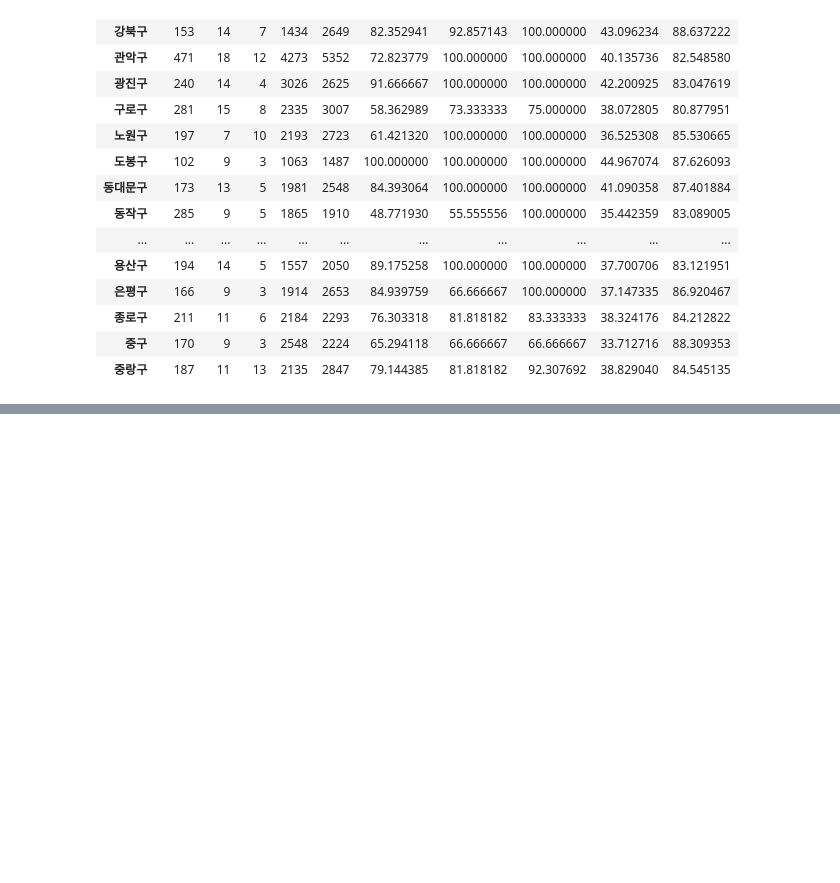
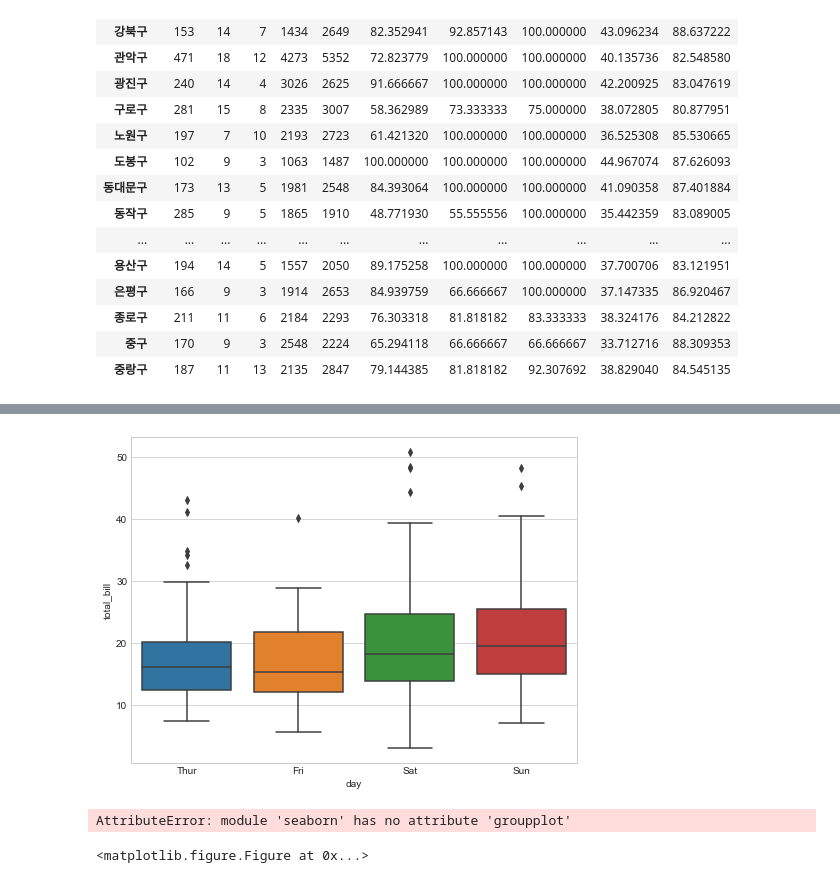
Before and after one commit to korpitbulls/Myproject, a Jupyter notebook: source_code/chapter2.ipynb, the cells around one changed output, grey strips where cells are left out. Saved outputs shown, nothing was run; the diff lists cells and outputs as text; code cells hidden in the pictures; blank space fills up the shorter version.

```diff
--- a/source_code/chapter2.ipynb
+++ b/source_code/chapter2.ipynb
@@ -520,0 +557,10 @@ crime_anal_norm.head()
+# %%
+import matplotlib.pyplot as plt
+import numpy as np
+import seaborn as sns
+
+sns.set_style("whitegrid")
+%matplotlib inline
+# %%
+tips = sns.load_dataset("tips")
+tips.head()
@@ -520,0 +595,13 @@ crime_anal_norm.head()
+# %%
+plt.figure(figsize=(8,6))
+sns.boxplot(x="day",y="total_bill",data=tips)
+plt.show()
+# %% [output]
+[figure, added]
+# %%
+plt.figure(figsize=(8,6))
+sns.groupplot(x="day",y="total_bill",data=tips)
+plt.show()
+# %% [output]
+AttributeError: module 'seaborn' has no attribute 'groupplot'
+<matplotlib.figure.Figure at 0x...>
```
Also changed, not shown: parts of 58 cells of this notebook, 3 other files.
